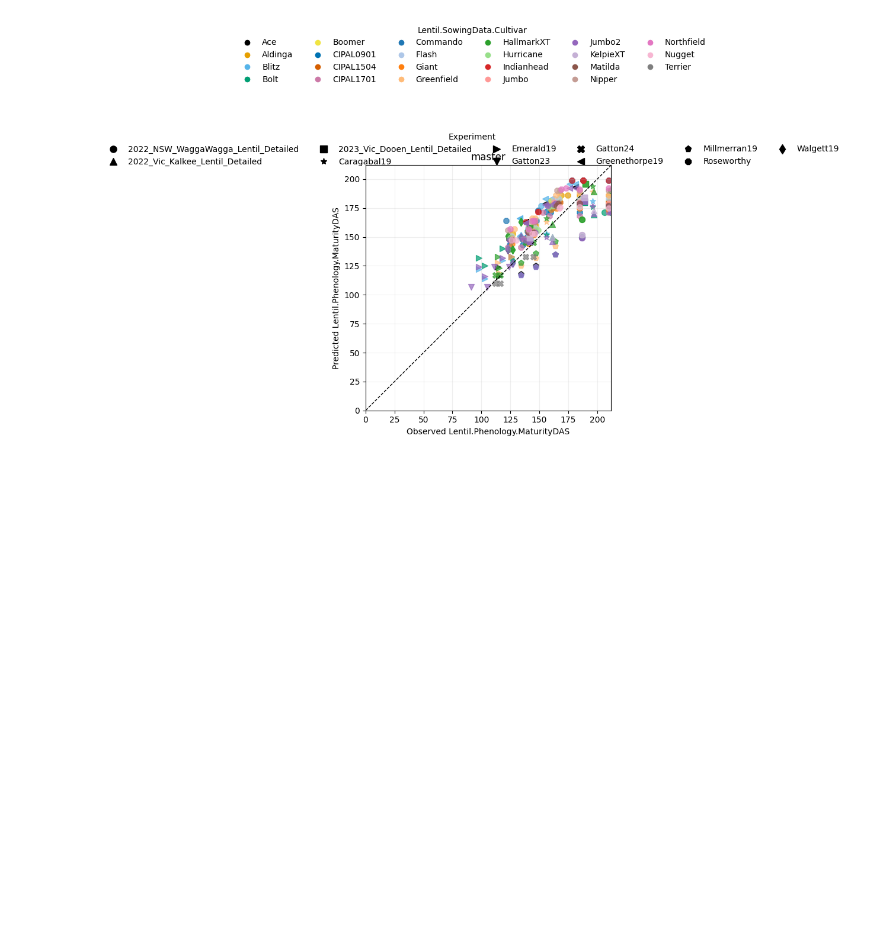
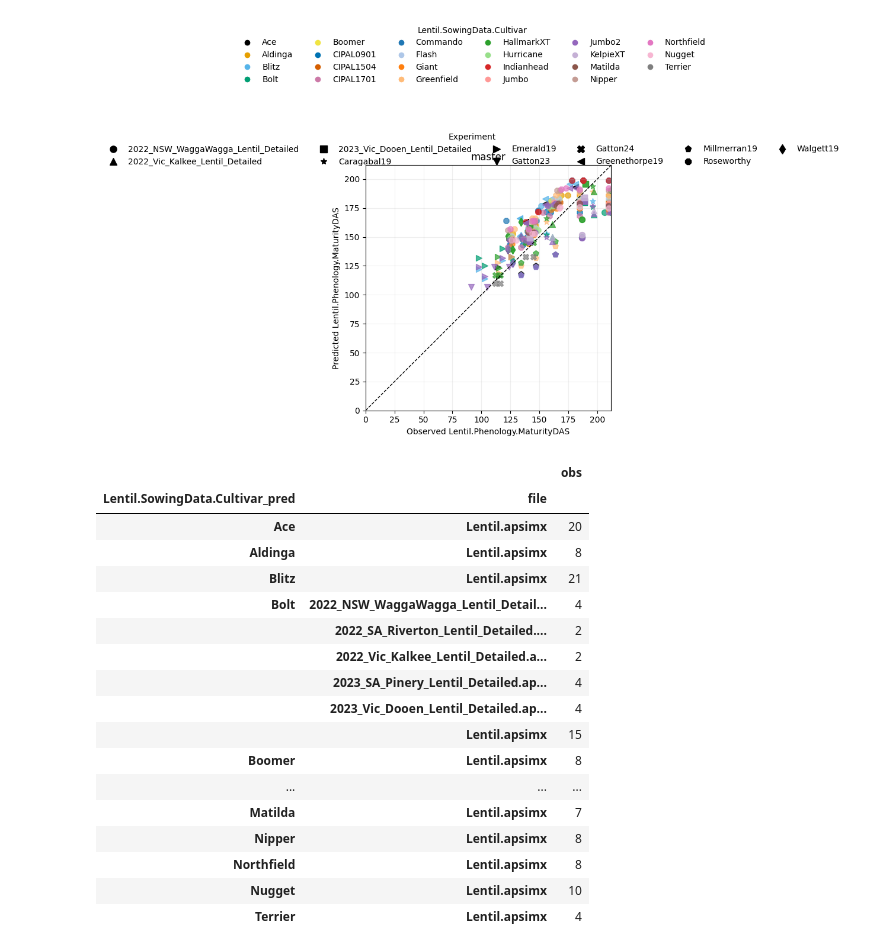
Before and after one commit to HamishBrownPFR/ApsimX, a Jupyter notebook: Prototypes/Lentil/ApsimOutputAgregate.ipynb, the cells around one changed output. Drawn from its saved outputs; the diff is of its cells as text; code cells hidden in the pictures; blank space fills up the shorter version.

Commit message:
Tidy up loss calculation and add file dict for each cultivar

```diff
--- a/Prototypes/Lentil/ApsimOutputAgregate.ipynb
+++ b/Prototypes/Lentil/ApsimOutputAgregate.ipynb
@@ -1002,3 +1002,28 @@ plot_obs_pred_by_branch(
 plt.show()
 # %% [output]
 [figure]
+# %%
+pivot = get_harvest_aligned(tidy, "Lentil.Phenology.StartPoddingDAS")
+# %%
+SumCols= ['Lentil.SowingData.Cultivar_pred','file','obs']
+CvSum = pivot.loc[:,SumCols].groupby(by=['Lentil.SowingData.Cultivar_pred','file']).count()
+CvSum
+# %% [output]
+|  |  | obs |
+| Lentil.SowingData.Cultivar_pred | file |  |
+| Ace | Lentil.apsimx | 20 |
+| Aldinga | Lentil.apsimx | 8 |
+| Blitz | Lentil.apsimx | 21 |
+| Bolt | 2022_NSW_WaggaWagga_Lentil_Detail... | 4 |
+|  | 2022_SA_Riverton_Lentil_Detailed.... | 2 |
+|  | 2022_Vic_Kalkee_Lentil_Detailed.a... | 2 |
+|  | 2023_SA_Pinery_Lentil_Detailed.ap... | 4 |
+|  | 2023_Vic_Dooen_Lentil_Detailed.ap... | 4 |
+|  | Lentil.apsimx | 15 |
+| Boomer | Lentil.apsimx | 8 |
+| ... | ... | ... |
+| Matilda | Lentil.apsimx | 7 |
+| Nipper | Lentil.apsimx | 8 |
+| Northfield | Lentil.apsimx | 8 |
+| Nugget | Lentil.apsimx | 10 |
+| Terrier | Lentil.apsimx | 4 |
```
Also changed, not shown: parts of 3 cells of this notebook, 2 other files.
